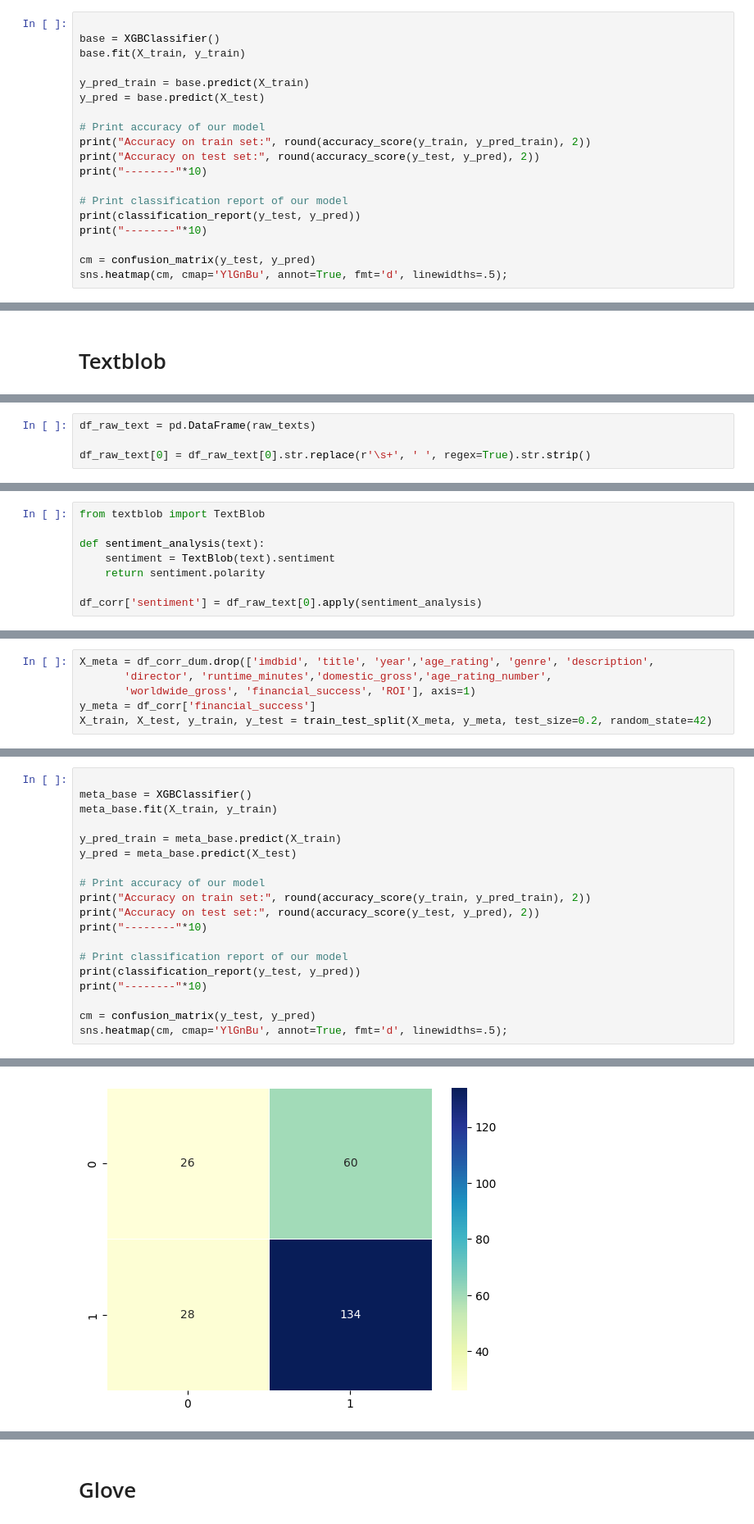
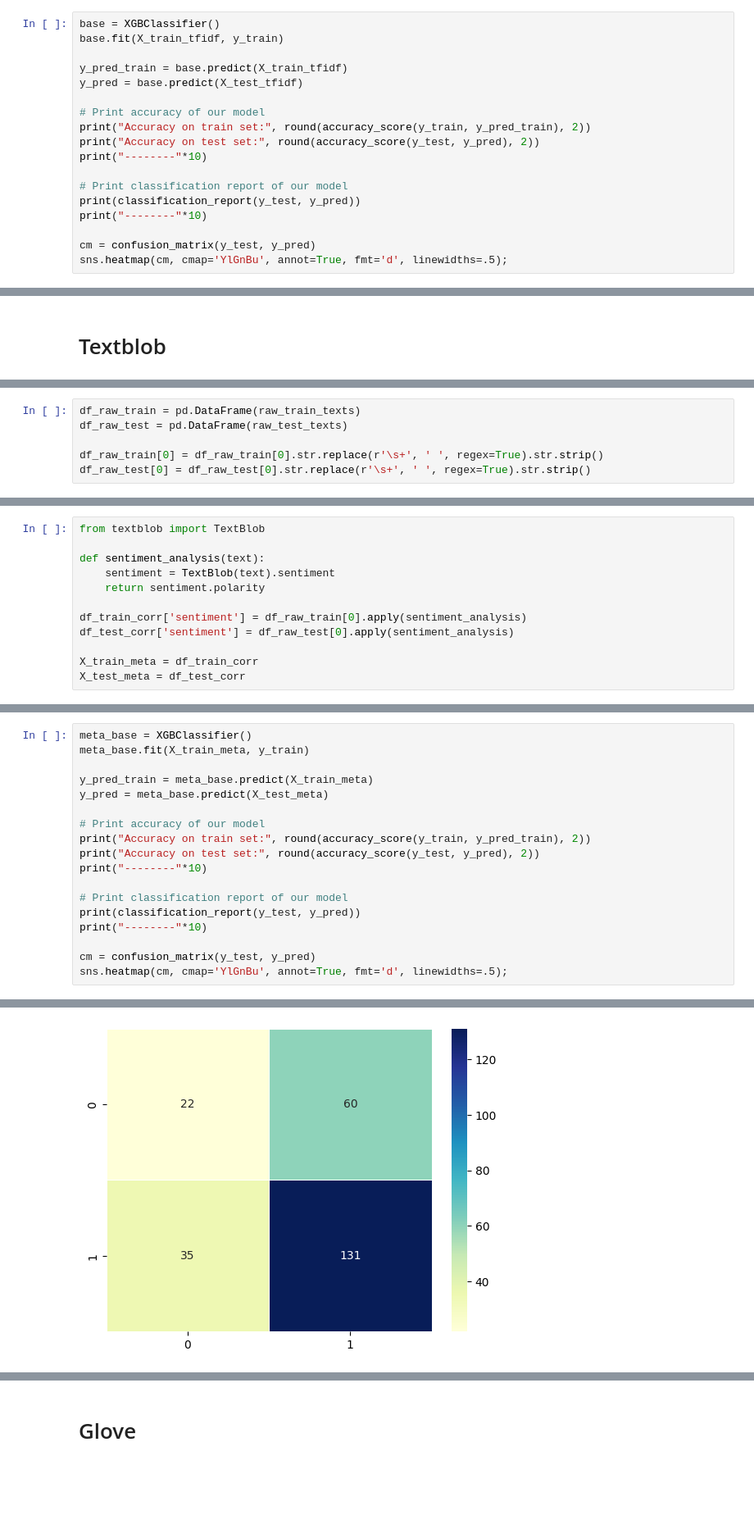
Before and after one commit to Boat84/Capstone-project, a Jupyter notebook: testing_sum_feat_jt.ipynb, the cells around one changed output, grey strips where cells are left out. Shown: that part at 82% size. Drawn from its saved outputs; the diff is of its cells as text; blank space fills up the shorter version.

```diff
--- a/testing_sum_feat_jt.ipynb
+++ b/testing_sum_feat_jt.ipynb
@@ -96,10 +297,9 @@ X_train, X_test, y_train, y_test = train_test_split(X_tfidf, y, test_size=0.2, r
 # %%
+base = XGBClassifier()
+base.fit(X_train_tfidf, y_train)
 
-base = XGBClassifier()
-base.fit(X_train, y_train)
-
-y_pred_train = base.predict(X_train)
-y_pred = base.predict(X_test)
+y_pred_train = base.predict(X_train_tfidf)
+y_pred = base.predict(X_test_tfidf)
 
 # Print accuracy of our model
 print("Accuracy on train set:", round(accuracy_score(y_train, y_pred_train), 2))
@@ -180,4 +332,6 @@ y = df_corr['financial_success']
 # %%
-df_raw_text = pd.DataFrame(raw_texts)
+df_raw_train = pd.DataFrame(raw_train_texts)
+df_raw_test = pd.DataFrame(raw_test_texts)
 
-df_raw_text[0] = df_raw_text[0].str.replace(r'\s+', ' ', regex=True).str.strip()
+df_raw_train[0] = df_raw_train[0].str.replace(r'\s+', ' ', regex=True).str.strip()
+df_raw_test[0] = df_raw_test[0].str.replace(r'\s+', ' ', regex=True).str.strip()
@@ -197,4 +342,8 @@ def sentiment_analysis(text):
     sentiment = TextBlob(text).sentiment
     return sentiment.polarity
 
-df_corr['sentiment'] = df_raw_text[0].apply(sentiment_analysis)
+df_train_corr['sentiment'] = df_raw_train[0].apply(sentiment_analysis)
+df_test_corr['sentiment'] = df_raw_test[0].apply(sentiment_analysis)
+
+X_train_meta = df_train_corr
+X_test_meta = df_test_corr
@@ -217,6 +349,0 @@ df_corr_dum = pd.concat([df_corr, age_dummies], axis=1)
-# %%
-X_meta = df_corr_dum.drop(['imdbid', 'title', 'year','age_rating', 'genre', 'description',
-       'director', 'runtime_minutes','domestic_gross','age_rating_number',
-       'worldwide_gross', 'financial_success', 'ROI'], axis=1)
-y_meta = df_corr['financial_success']
-X_train, X_test, y_train, y_test = train_test_split(X_meta, y_meta, test_size=0.2, random_state=42)
@@ -233,10 +350,9 @@ X_meta.head()
 # %%
+meta_base = XGBClassifier()
+meta_base.fit(X_train_meta, y_train)
 
-meta_base = XGBClassifier()
-meta_base.fit(X_train, y_train)
-
-y_pred_train = meta_base.predict(X_train)
-y_pred = meta_base.predict(X_test)
+y_pred_train = meta_base.predict(X_train_meta)
+y_pred = meta_base.predict(X_test_meta)
 
 # Print accuracy of our model
 print("Accuracy on train set:", round(accuracy_score(y_train, y_pred_train), 2))
@@ -264,6 +380,6 @@ weighted avg       0.62      0.65      0.62       248
 
 --------------------------------------------------------------------------------
-[figure, old version]
+[figure, new version]
 # %%
 # Define parameter grid for randomized search
 param_grid = {
```
Also changed, not shown: parts of 36 cells of this notebook.
